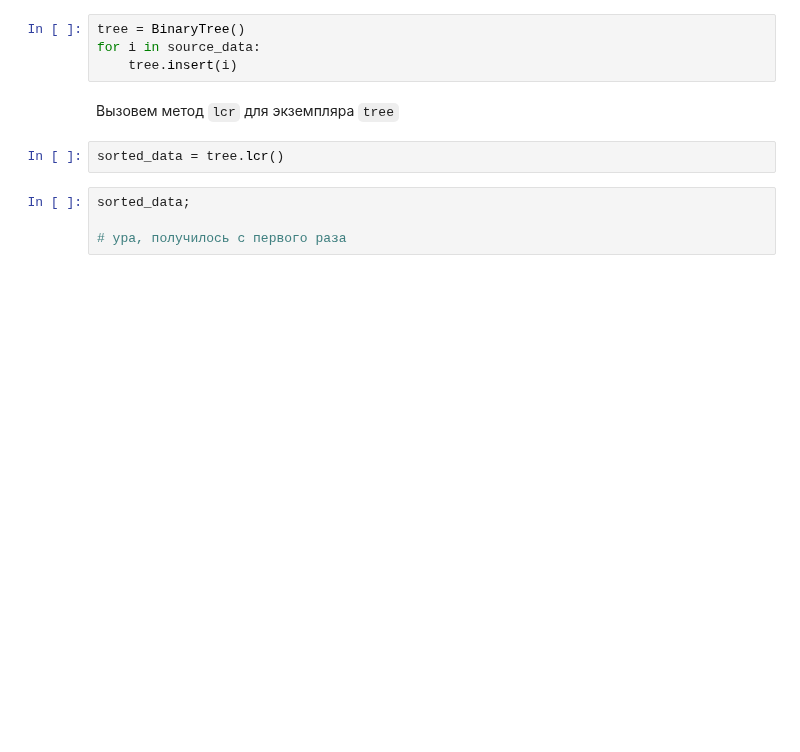
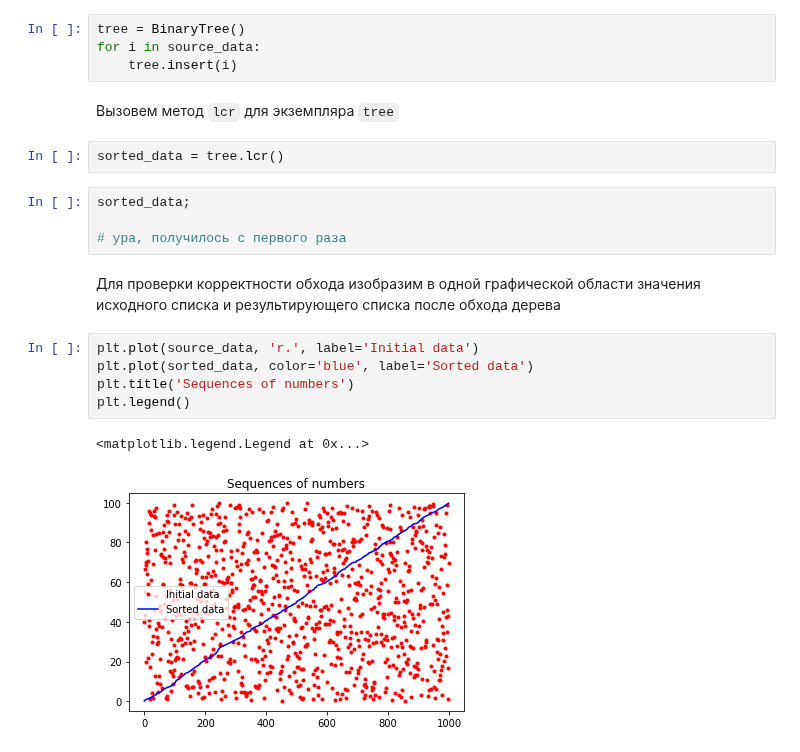
Before and after one commit to anshpak/jupyter-tasks, a Jupyter notebook: KM2_Lb09_Shpak.ipynb, the cells around one changed output. Saved outputs shown, nothing was run; the diff lists cells and outputs as text; blank space fills up the shorter version.

Commit message:
feat: add plot presentation of source and sorted data

```diff
--- a/KM2_Lb09_Shpak.ipynb
+++ b/KM2_Lb09_Shpak.ipynb
@@ -113,3 +113,13 @@ sorted_data = tree.lcr()
 sorted_data;
 
 # ура, получилось с первого раза
+# %% [markdown]
+Для проверки корректности обхода изобразим в одной графической области значения исходного списка и результирующего списка после обхода дерева
+# %%
+plt.plot(source_data, 'r.', label='Initial data')
+plt.plot(sorted_data, color='blue', label='Sorted data')
+plt.title('Sequences of numbers')
+plt.legend()
+# %% [output]
+<matplotlib.legend.Legend at 0x...>
+[figure, added]
```
